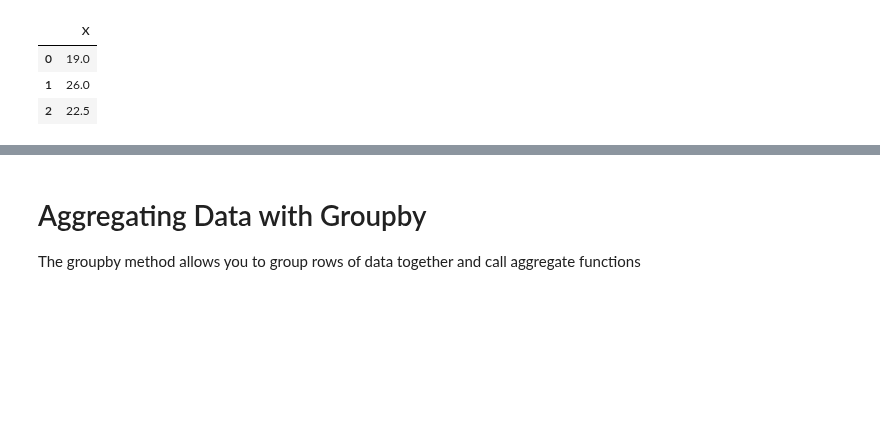
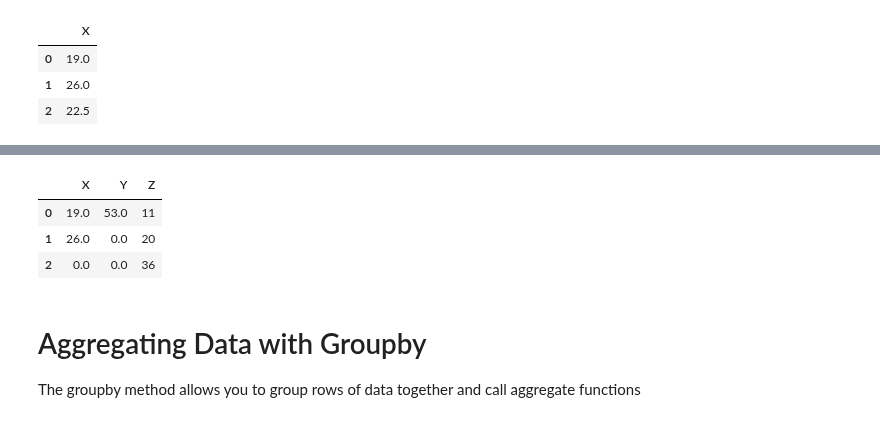
Before and after one commit to fadhuweb/Rain-python, a Jupyter notebook: fwaimlnotes/fwaimlnotes/Pandas note 2.ipynb, the cells around one changed output, grey strips where cells are left out. Drawn from its saved outputs; the diff is of its cells as text; code cells hidden in the pictures; blank space fills up the shorter version.

```diff
--- a/fwaimlnotes/fwaimlnotes/Pandas note 2.ipynb
+++ b/fwaimlnotes/fwaimlnotes/Pandas note 2.ipynb
@@ -110,3 +99,11 @@ df.fillna(method='bfill')
+# %%
+df.fillna(0, inplace=True)
+df
+# %% [output]
+|  | X | Y | Z |
+| 0 | 19.0 | 53.0 | 11 |
+| 1 | 26.0 | 0.0 | 20 |
+| 2 | 0.0 | 0.0 | 36 |
 # %% [markdown]
 # Aggregating Data with Groupby
 
```
Also changed, not shown: parts of 35 cells of this notebook, 5 other files.
